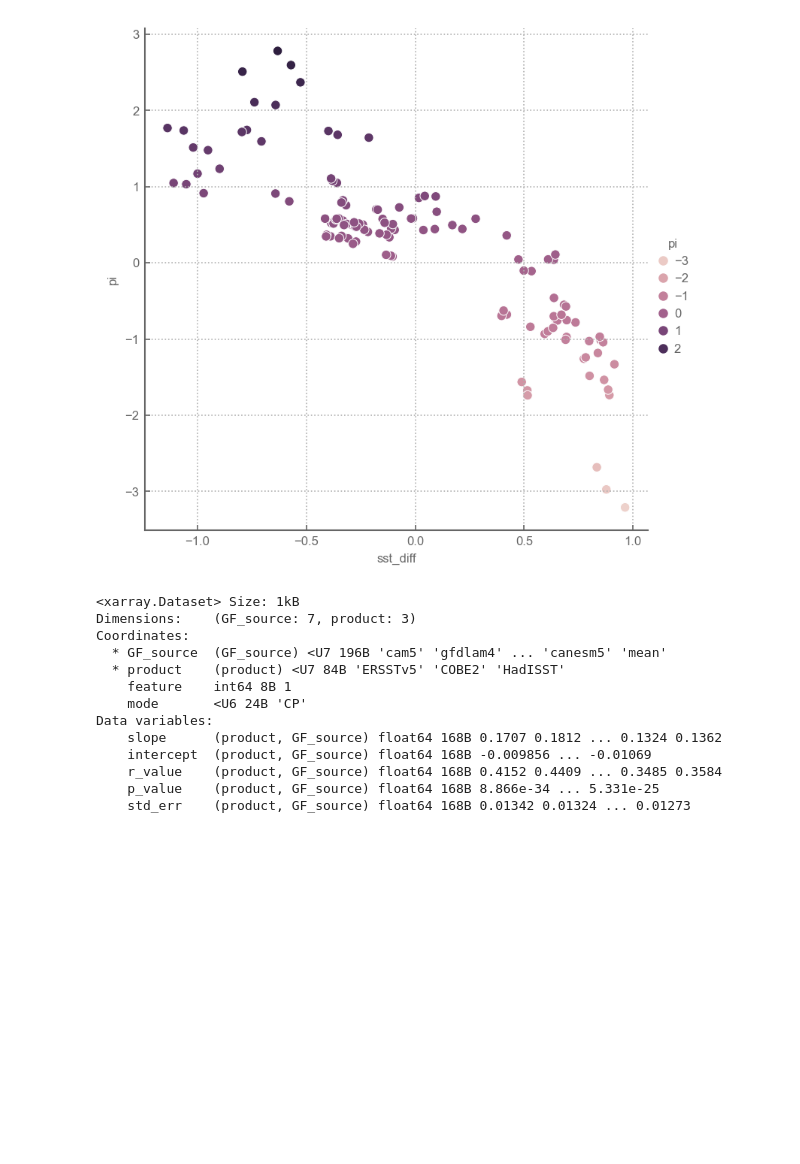
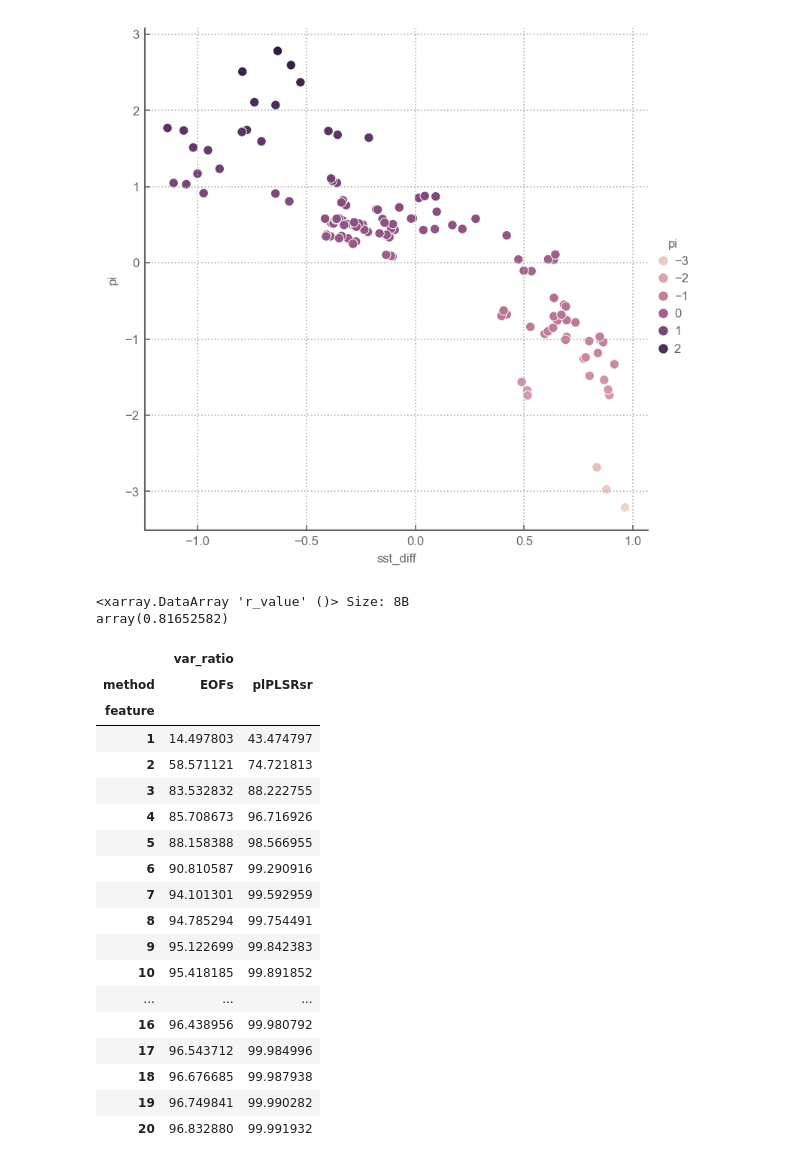
Before and after one commit to rguilcas/2025_GRL_Pattern-effect-internal-variability, a Jupyter notebook: Processing.ipynb, the cells around one changed output. Cells and saved outputs as stored; diff of their text form; code cells hidden in the pictures; blank space fills up the shorter version.

```diff
--- a/Processing.ipynb
+++ b/Processing.ipynb
@@ -1518,20 +1646,30 @@ sns.relplot(df__, x='sst_diff',y='pi', hue='pi')
 # %% [output]
 <seaborn.axisgrid.FacetGrid at 0x...>
 [figure]
-# %%
-xr_linregress(modes.sel(mode='CP'),modes.sel(mode='EP'))
-xr_linregress(plsr_pac.sel(feature=1).timeseries,modes.sel(mode='CP'))
-# %% [output]
-<xarray.Dataset> Size: 1kB
-Dimensions:    (GF_source: 7, product: 3)
-Coordinates:
-  * GF_source  (GF_source) <U7 196B 'cam5' 'gfdlam4' ... 'canesm5' 'mean'
-  * product    (product) <U7 84B 'ERSSTv5' 'COBE2' 'HadISST'
-    feature    int64 8B 1
-    mode       <U6 24B 'CP'
-Data variables:
-    slope      (product, GF_source) float64 168B 0.1707 0.1812 ... 0.1324 0.1362
-    intercept  (product, GF_source) float64 168B -0.009856 ... -0.01069
-    r_value    (product, GF_source) float64 168B 0.4152 0.4409 ... 0.3485 0.3584
-    p_value    (product, GF_source) float64 168B 8.866e-34 ... 5.331e-25
-    std_err    (product, GF_source) float64 168B 0.01342 0.01324 ... 0.01273
+# %%
+(xr_linregress(Rp_pac, Rp_total).r_value).mean()**2
+# %% [output]
+<xarray.DataArray 'r_value' ()> Size: 8B
+array(0.81652582)
+# %%
+df_cum_mean.set_index(['feature','method']).unstack()
+# %% [output]
+|  | var_ratio |  |
+| method | EOFs | plPLSRsr |
+| feature |  |  |
+| 1 | 14.497803 | 43.474797 |
+| 2 | 58.571121 | 74.721813 |
+| 3 | 83.532832 | 88.222755 |
+| 4 | 85.708673 | 96.716926 |
+| 5 | 88.158388 | 98.566955 |
+| 6 | 90.810587 | 99.290916 |
+| 7 | 94.101301 | 99.592959 |
+| 8 | 94.785294 | 99.754491 |
+| 9 | 95.122699 | 99.842383 |
+| 10 | 95.418185 | 99.891852 |
+| ... | ... | ... |
+| 16 | 96.438956 | 99.980792 |
+| 17 | 96.543712 | 99.984996 |
+| 18 | 96.676685 | 99.987938 |
+| 19 | 96.749841 | 99.990282 |
+| 20 | 96.832880 | 99.991932 |
```
Also changed, not shown: parts of 2 cells of this notebook, 2 other files.
